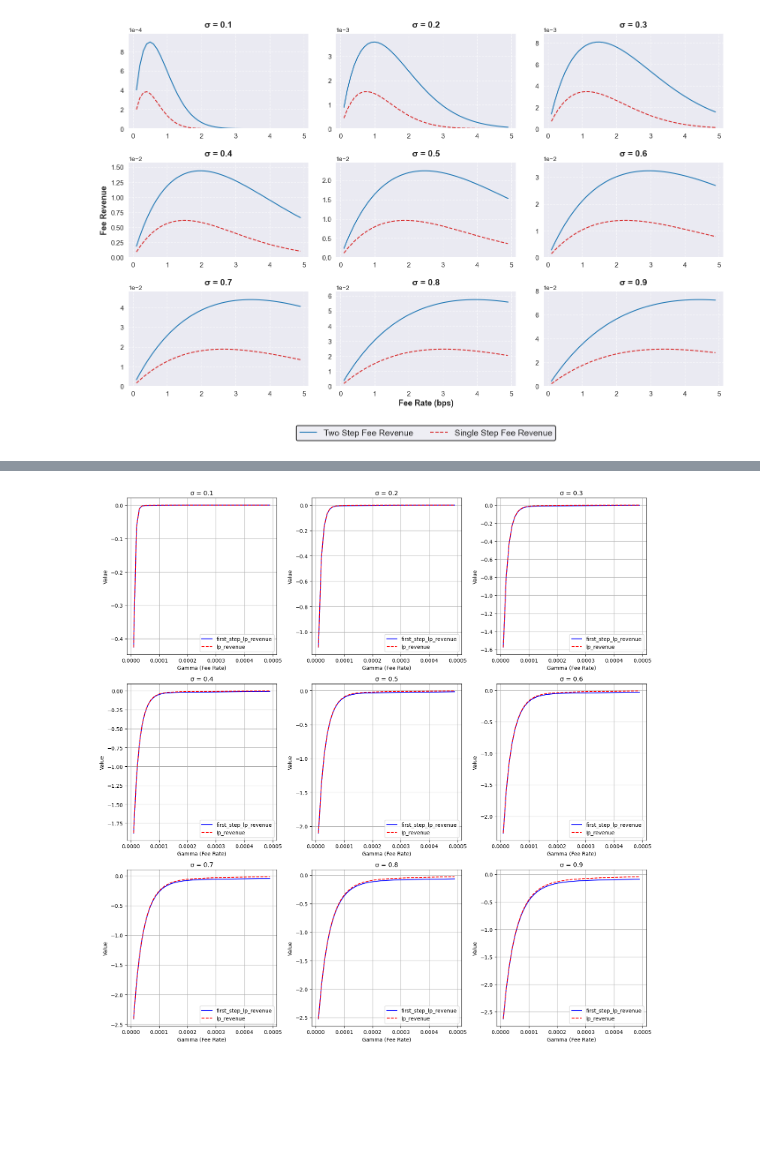
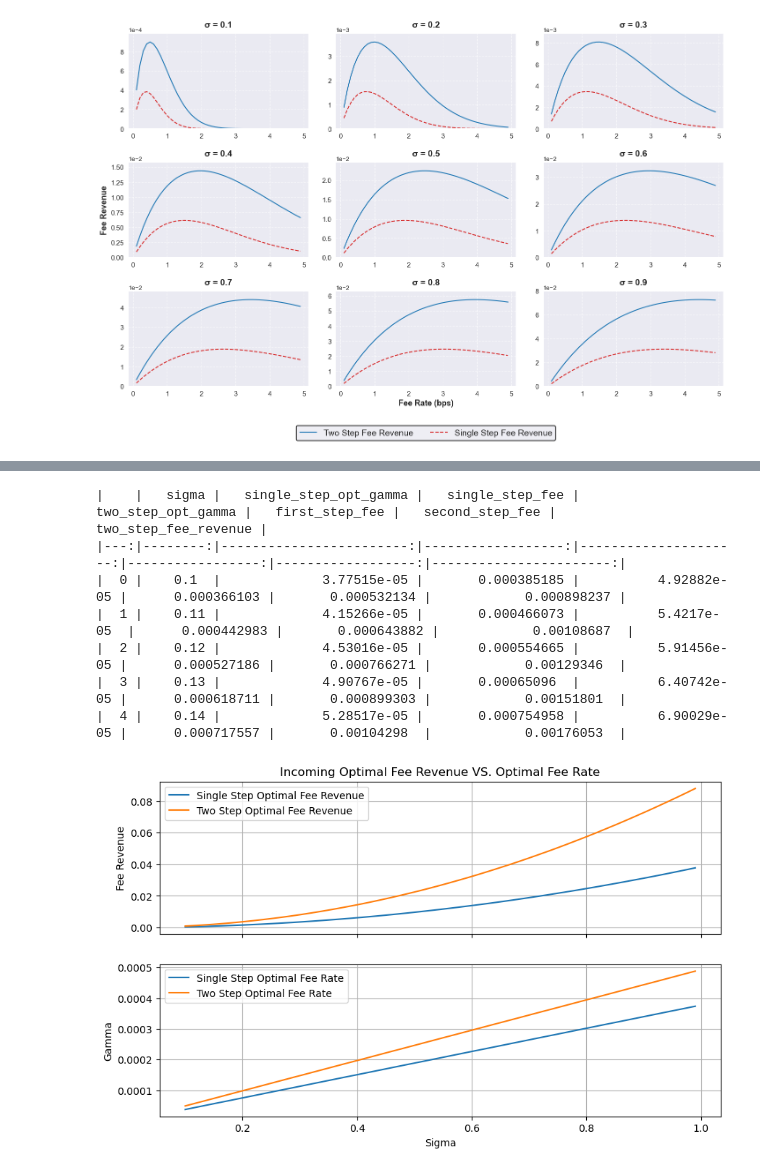
Before and after one commit to WillInvest/Dynamic_AMM, a Jupyter notebook: CPMM/TwoStep/two_step_results.ipynb, the cells around one changed output, grey strips where cells are left out. Cells and saved outputs as stored; diff of their text form; code cells hidden in the pictures; blank space fills up the shorter version.

```diff
--- a/CPMM/TwoStep/two_step_results.ipynb
+++ b/CPMM/TwoStep/two_step_results.ipynb
@@ -257,4 +117,35 @@ plot_metrics(df, ["first_step_pool_value", "second_step_pool_value"])
-# %%
-plot_metrics(df, ["first_step_lp_revenue", "lp_revenue"])
-# %% [output]
-[figure, removed]
+# %%
+import pandas as pd
+import numpy as np
+import matplotlib.pyplot as plt
+
+
+
+df = pd.read_csv("/home/shiftpub/Dynamic_AMM/CPMM/TwoStep/results/two_step_optimal_fee_results.csv")
+df = df[df['sigma'] < 1]
+print(df.head().to_markdown())
+
+fig, (ax1, ax2) = plt.subplots(2, 1, figsize=(10, 6), sharex=True)
+ax1.plot(df['sigma'], df['single_step_fee'], label='Single Step Optimal Fee Revenue')
+ax1.plot(df['sigma'], df['two_step_fee_revenue'], label='Two Step Optimal Fee Revenue')
+ax1.set_ylabel('Fee Revenue')
+ax1.legend()
+ax1.set_title('Incoming Optimal Fee Revenue VS. Optimal Fee Rate')
+ax1.grid(True)
+
+ax2.plot(df['sigma'], df['single_step_opt_gamma'], label='Single Step Optimal Fee Rate')
+ax2.plot(df['sigma'], df['two_step_opt_gamma'], label='Two Step Optimal Fee Rate')
+ax2.set_xlabel('Sigma')
+ax2.set_ylabel('Gamma')
+ax2.legend()
+ax2.grid(True)
+plt.show()
+# %% [output]
+|    |   sigma |   single_step_opt_gamma |   single_step_fee |   two_step_opt_gamma |   first_step_fee |   second_step_fee |   two_step_fee_revenue |
+|---:|--------:|------------------------:|------------------:|---------------------:|-----------------:|------------------:|-----------------------:|
+|  0 |    0.1  |             3.77515e-05 |       0.000385185 |          4.92882e-05 |      0.000366103 |       0.000532134 |            0.000898237 |
+|  1 |    0.11 |             4.15266e-05 |       0.000466073 |          5.4217e-05  |      0.000442983 |       0.000643882 |            0.00108687  |
+|  2 |    0.12 |             4.53016e-05 |       0.000554665 |          5.91456e-05 |      0.000527186 |       0.000766271 |            0.00129346  |
+|  3 |    0.13 |             4.90767e-05 |       0.00065096  |          6.40742e-05 |      0.000618711 |       0.000899303 |            0.00151801  |
+|  4 |    0.14 |             5.28517e-05 |       0.000754958 |          6.90029e-05 |      0.000717557 |       0.00104298  |            0.00176053  |
+[figure, added]
```
Also changed, not shown: parts of 6 cells of this notebook.
